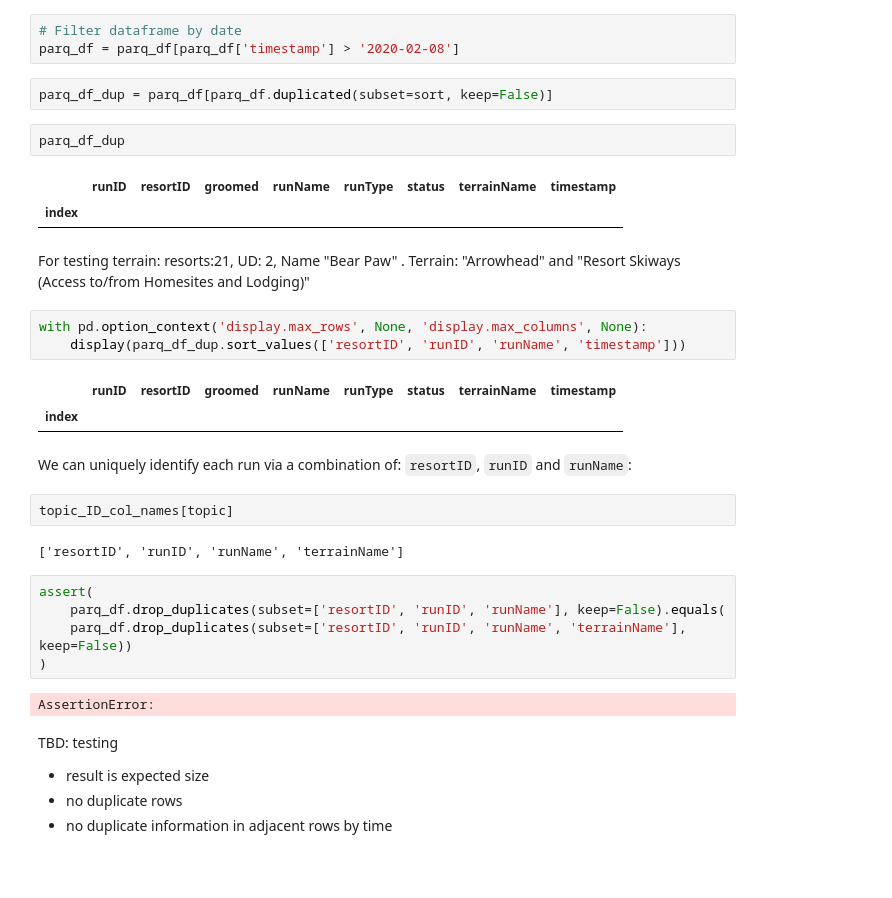
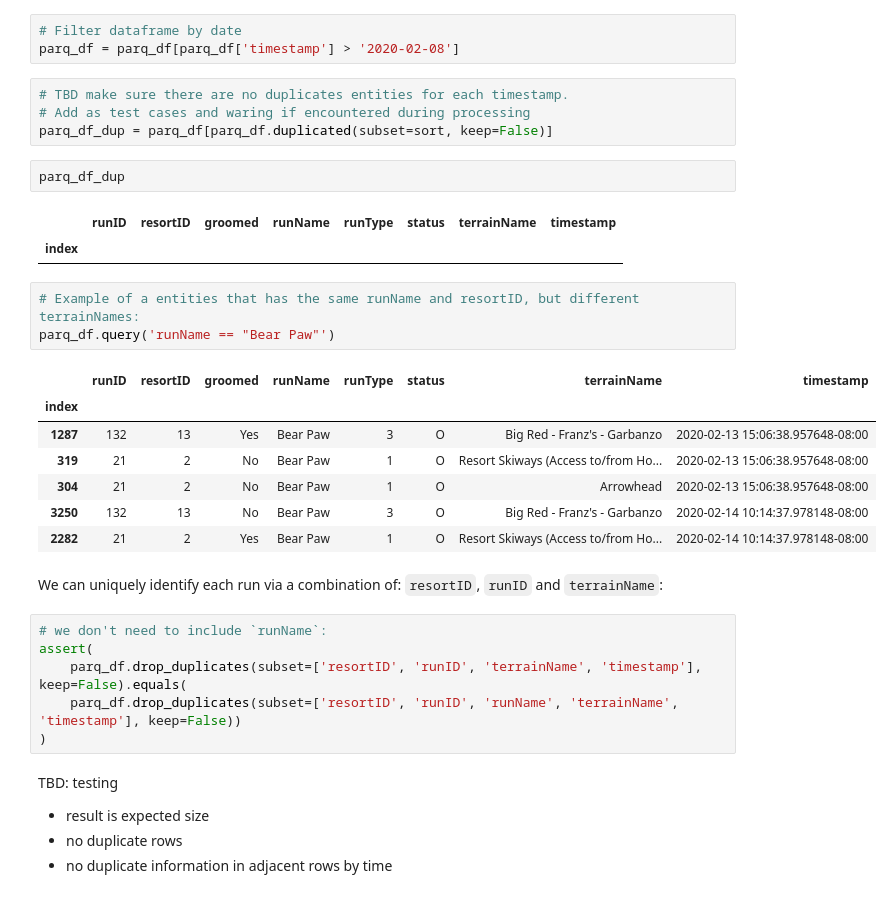
Before and after one commit to Pall-v/snowbot, a Jupyter notebook: notebooks/2.0-pv-process-json.ipynb, the cells around one changed output. Drawn from its saved outputs; the diff is of its cells as text; blank space fills up the shorter version.

```diff
--- a/notebooks/2.0-pv-process-json.ipynb
+++ b/notebooks/2.0-pv-process-json.ipynb
@@ -917,35 +915,34 @@ with pd.option_context('display.max_rows', None, 'display.max_columns', None):
 # %%
 # Filter dataframe by date
 parq_df = parq_df[parq_df['timestamp'] > '2020-02-08']
-# %%
-parq_df_dup = parq_df[parq_df.duplicated(subset=sort, keep=False)]
+# %%
+# TBD make sure there are no duplicates entities for each timestamp.
+# Add as test cases and waring if encountered during processing
+parq_df_dup = parq_df[parq_df.duplicated(subset=sort, keep=False)]
 # %%
 parq_df_dup
 # %% [output]
 |  | runID | resortID | groomed | runName | runType | status | terrainName | timestamp |
 | index |  |  |  |  |  |  |  |  |
-# %% [markdown]
-For testing terrain:
-resorts:21, UD: 2, Name "Bear Paw" . Terrain: "Arrowhead" and "Resort Skiways (Access to/from Homesites and Lodging)"
-# %%
-with pd.option_context('display.max_rows', None, 'display.max_columns', None):
-    display(parq_df_dup.sort_values(['resortID', 'runID', 'runName', 'timestamp']))
-# %% [output]
-|  | runID | resortID | groomed | runName | runType | status | terrainName | timestamp |
-| index |  |  |  |  |  |  |  |  |
+# %%
+# Example of a entities that has the same runName and resortID, but different terrainNames:
+parq_df.query('runName == "Bear Paw"')
+# %% [output]
+|  | runID | resortID | groomed | runName | runType | status | terrainName | timestamp |
+| index |  |  |  |  |  |  |  |  |
+| 1287 | 132 | 13 | Yes | Bear Paw | 3 | O | Big Red - Franz's - Garbanzo | 2020-02-13 15:06:38.957648-08:00 |
+| 319 | 21 | 2 | No | Bear Paw | 1 | O | Resort Skiways (Access to/from Ho... | 2020-02-13 15:06:38.957648-08:00 |
+| 304 | 21 | 2 | No | Bear Paw | 1 | O | Arrowhead | 2020-02-13 15:06:38.957648-08:00 |
+| 3250 | 132 | 13 | No | Bear Paw | 3 | O | Big Red - Franz's - Garbanzo | 2020-02-14 10:14:37.978148-08:00 |
+| 2282 | 21 | 2 | Yes | Bear Paw | 1 | O | Resort Skiways (Access to/from Ho... | 2020-02-14 10:14:37.978148-08:00 |
 # %% [markdown]
-We can uniquely identify each run via a combination of: `resortID`, `runID` and `runName`:
+We can uniquely identify each run via a combination of: `resortID`, `runID` and `terrainName`:
-# %%
-topic_ID_col_names[topic]
-# %% [output]
-['resortID', 'runID', 'runName', 'terrainName']
 # %%
+# we don't need to include `runName`:
 assert(
-    parq_df.drop_duplicates(subset=['resortID', 'runID', 'runName'], keep=False).equals(
-    parq_df.drop_duplicates(subset=['resortID', 'runID', 'runName', 'terrainName'], keep=False))
+    parq_df.drop_duplicates(subset=['resortID', 'runID', 'terrainName', 'timestamp'], keep=False).equals(
+    parq_df.drop_duplicates(subset=['resortID', 'runID', 'runName', 'terrainName', 'timestamp'], keep=False))
 )
-# %% [output]
-AssertionError:
 # %% [markdown]
 TBD: testing
 - result is expected size
```
Also changed, not shown: parts of 12 cells of this notebook.
